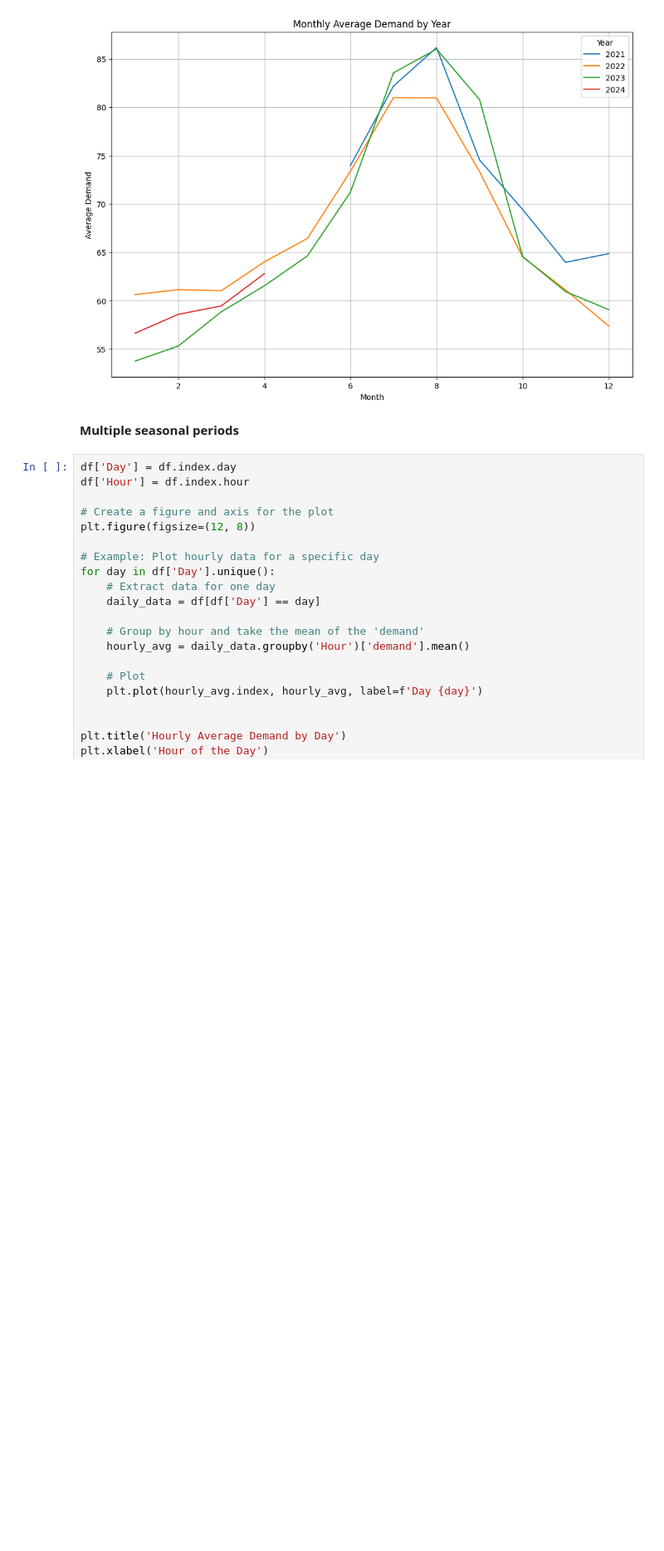
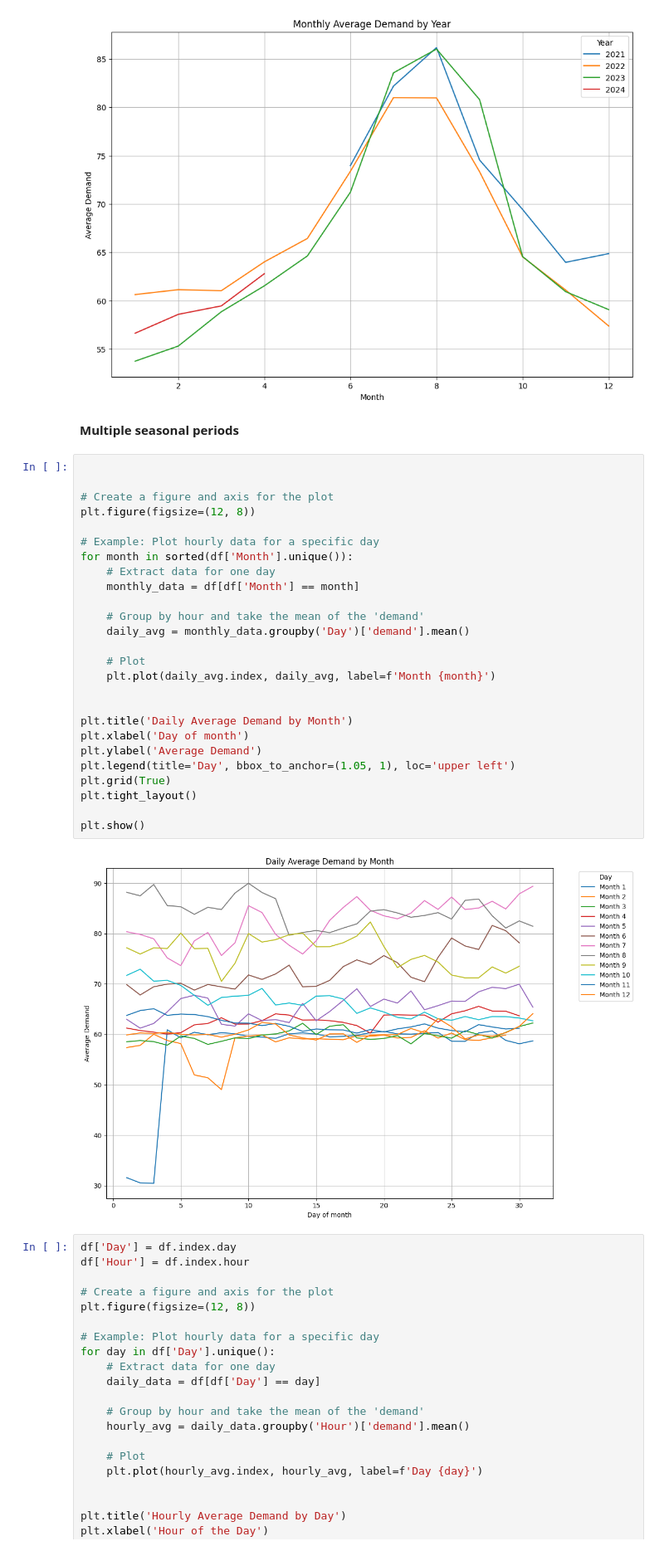
Before and after one commit to hoangtuNhat1/-Python-Forecasting-Principles-and-Practice-, a Jupyter notebook: 2. Time series graphics.ipynb, the cells around one changed output. Shown at 83% size. Saved outputs shown, nothing was run; the diff lists cells and outputs as text; blank space fills up the shorter version.

```diff
--- a/2. Time series graphics.ipynb
+++ b/2. Time series graphics.ipynb
@@ -71,6 +74,34 @@ plt.show()
 [figure]
 # %% [markdown]
 **Multiple seasonal periods**
+# %%
+
+
+# Create a figure and axis for the plot
+plt.figure(figsize=(12, 8))
+
+# Example: Plot hourly data for a specific day
+for month in sorted(df['Month'].unique()):
+    # Extract data for one day
+    monthly_data = df[df['Month'] == month]
+
+    # Group by hour and take the mean of the 'demand'
+    daily_avg = monthly_data.groupby('Day')['demand'].mean()
+
+    # Plot
+    plt.plot(daily_avg.index, daily_avg, label=f'Month {month}')
+
+
+plt.title('Daily Average Demand by Month')
+plt.xlabel('Day of month')
+plt.ylabel('Average Demand')
+plt.legend(title='Day', bbox_to_anchor=(1.05, 1), loc='upper left')
+plt.grid(True)
+plt.tight_layout()
+
+plt.show()
+# %% [output]
+[figure, added]
 # %%
 df['Day'] = df.index.day
 df['Hour'] = df.index.hour
```
Also changed, not shown: parts of 11 cells of this notebook, 6 other files.
